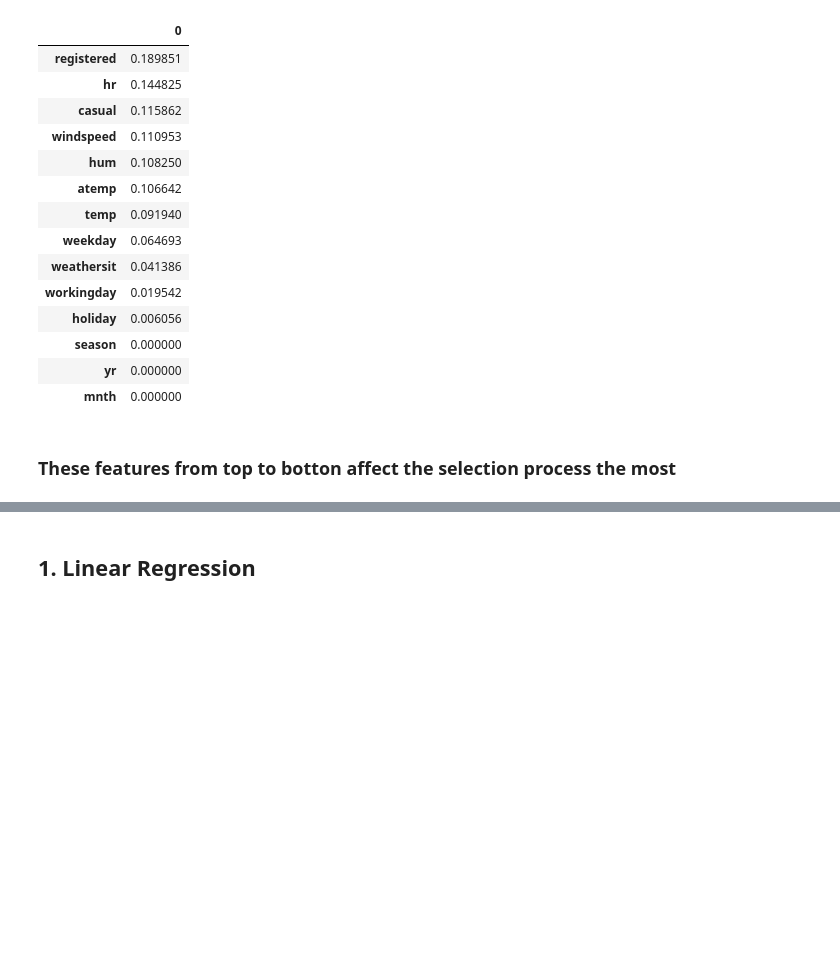
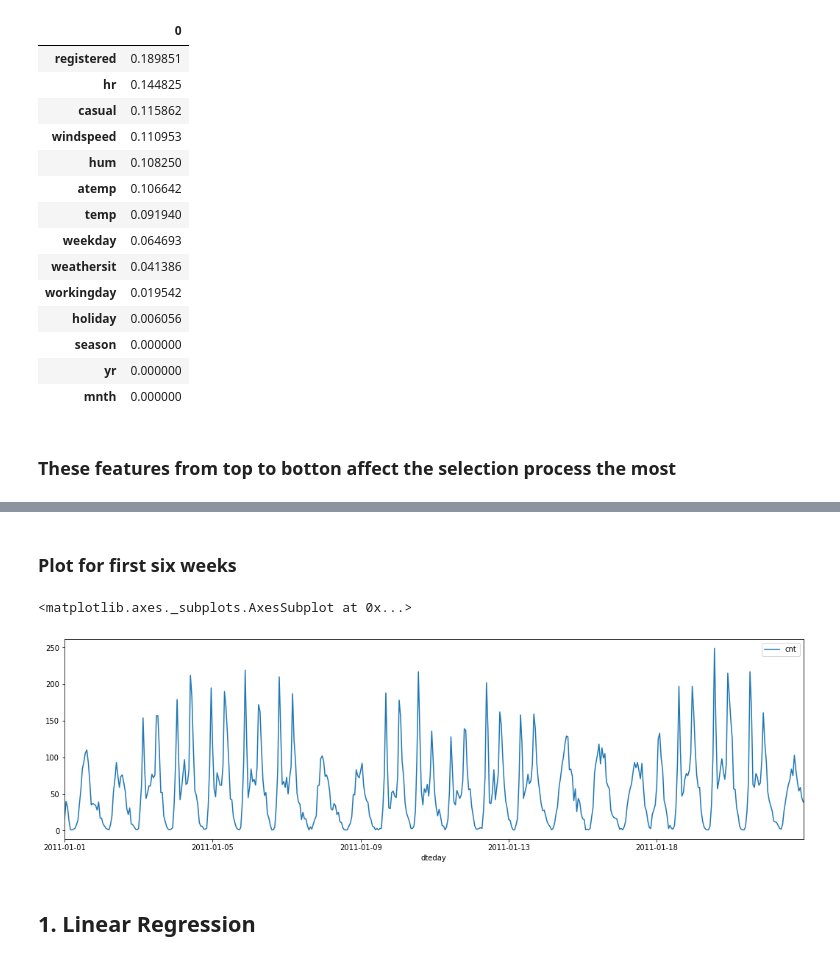
Before and after one commit to Pranav4798/BikeShare, a Jupyter notebook: SoftM2.ipynb, the cells around one changed output, grey strips where cells are left out. Drawn from its saved outputs; the diff is of its cells as text; code cells hidden in the pictures; blank space fills up the shorter version.

```diff
--- a/SoftM2.ipynb
+++ b/SoftM2.ipynb
@@ -108,3 +142,11 @@ f13
+# %% [markdown]
+### Plot for first six weeks
+# %%
+first_6_weeks = 6*7*24 # 3 weeks (7 days), 24 hours each day
+hour[:first_6_weeks].plot(x='dteday', y='cnt', figsize=(18, 5))
+# %% [output]
+<matplotlib.axes._subplots.AxesSubplot at 0x...>
+[figure, added]
 # %% [markdown]
 ## 1. Linear Regression
 # %%
```
Also changed, not shown: parts of 9 cells of this notebook.
